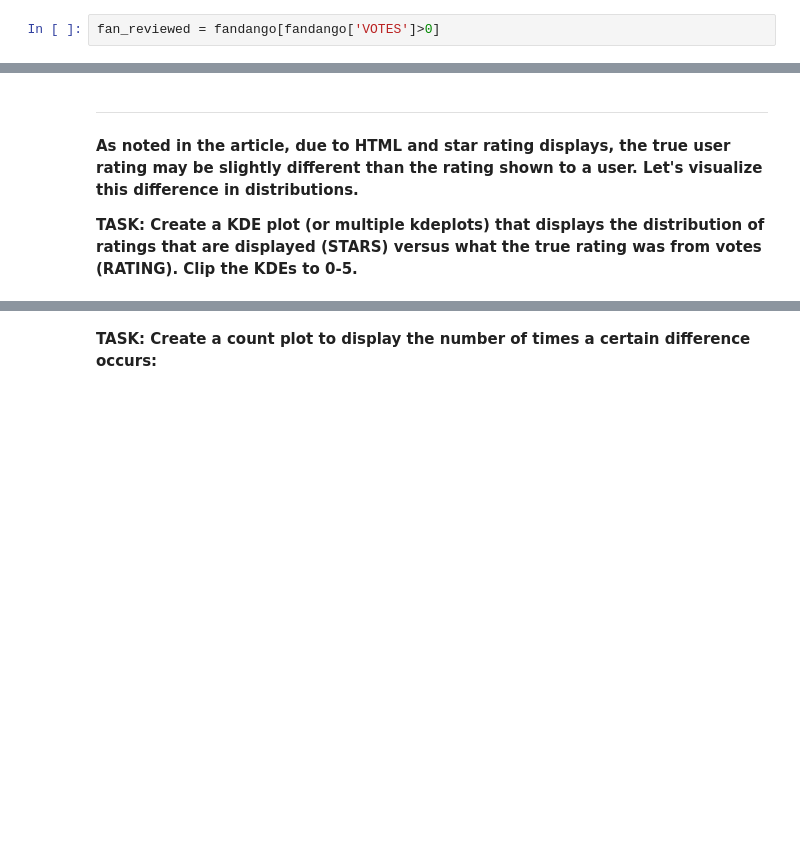
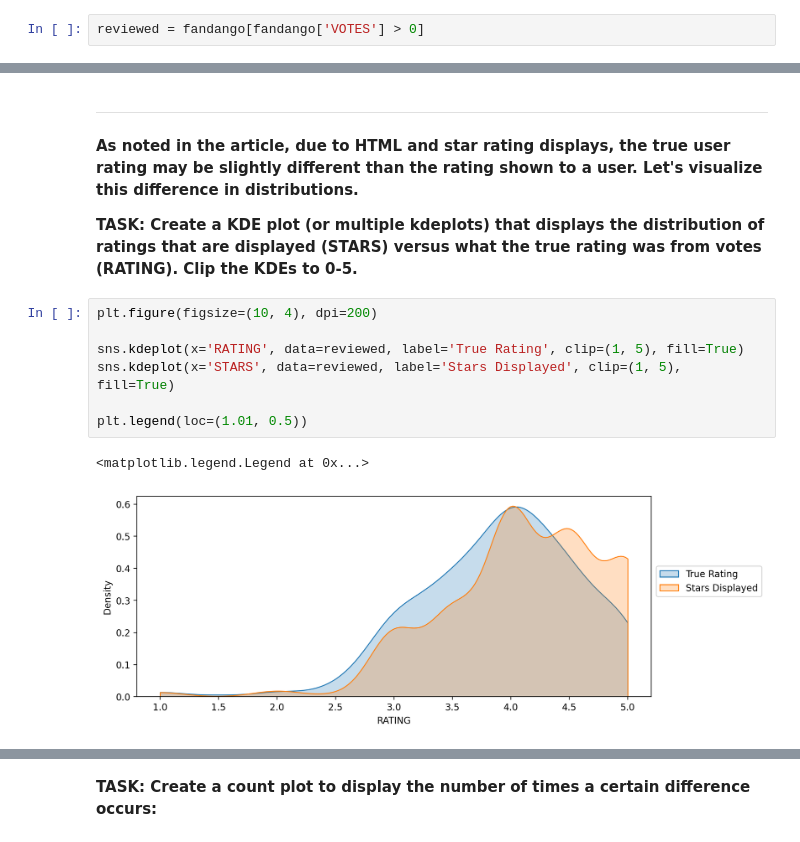
Before and after one commit to ali-moradzade/data-science-and-machine-learning-bootcamp, a Jupyter notebook: 06-capstone-project/00-capstone-project.ipynb, the cells around one changed output, grey strips where cells are left out. Drawn from its saved outputs; the diff is of its cells as text; blank space fills up the shorter version.

```diff
--- a/06-capstone-project/01-Capstone-Project-Solutions .ipynb
+++ b/06-capstone-project/00-capstone-project.ipynb
@@ -209,2 +326,2 @@ no_votes.sum()
 # %%
-fan_reviewed = fandango[fandango['VOTES']>0]
+reviewed = fandango[fandango['VOTES'] > 0]
@@ -214,4 +347,14 @@ fan_reviewed = fandango[fandango['VOTES']>0]
 **As noted in the article, due to HTML and star rating displays, the true user rating may be slightly different than the rating shown to a user. Let's visualize this difference in distributions.**
 
 **TASK: Create a KDE plot (or multiple kdeplots) that displays the distribution of ratings that are displayed (STARS) versus what the true rating was from votes (RATING). Clip the KDEs to 0-5.**
+# %%
+plt.figure(figsize=(10, 4), dpi=200)
+
+sns.kdeplot(x='RATING', data=reviewed, label='True Rating', clip=(1, 5), fill=True)
+sns.kdeplot(x='STARS', data=reviewed, label='Stars Displayed', clip=(1, 5), fill=True)
+
+plt.legend(loc=(1.01, 0.5))
+# %% [output]
+<matplotlib.legend.Legend at 0x...>
+[figure, added]
 # %%
```
Also changed, not shown: parts of 112 cells of this notebook, 1 other file.
